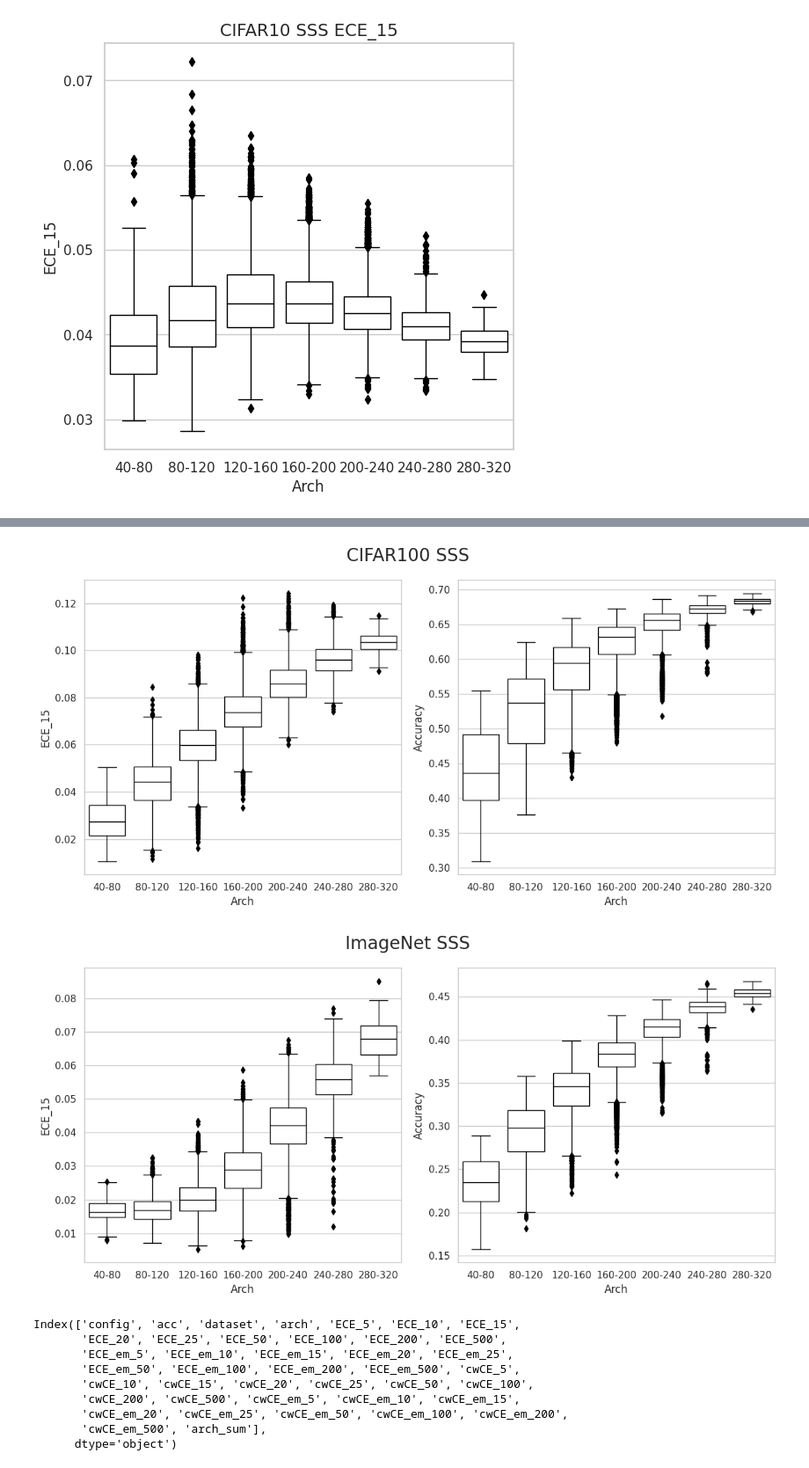
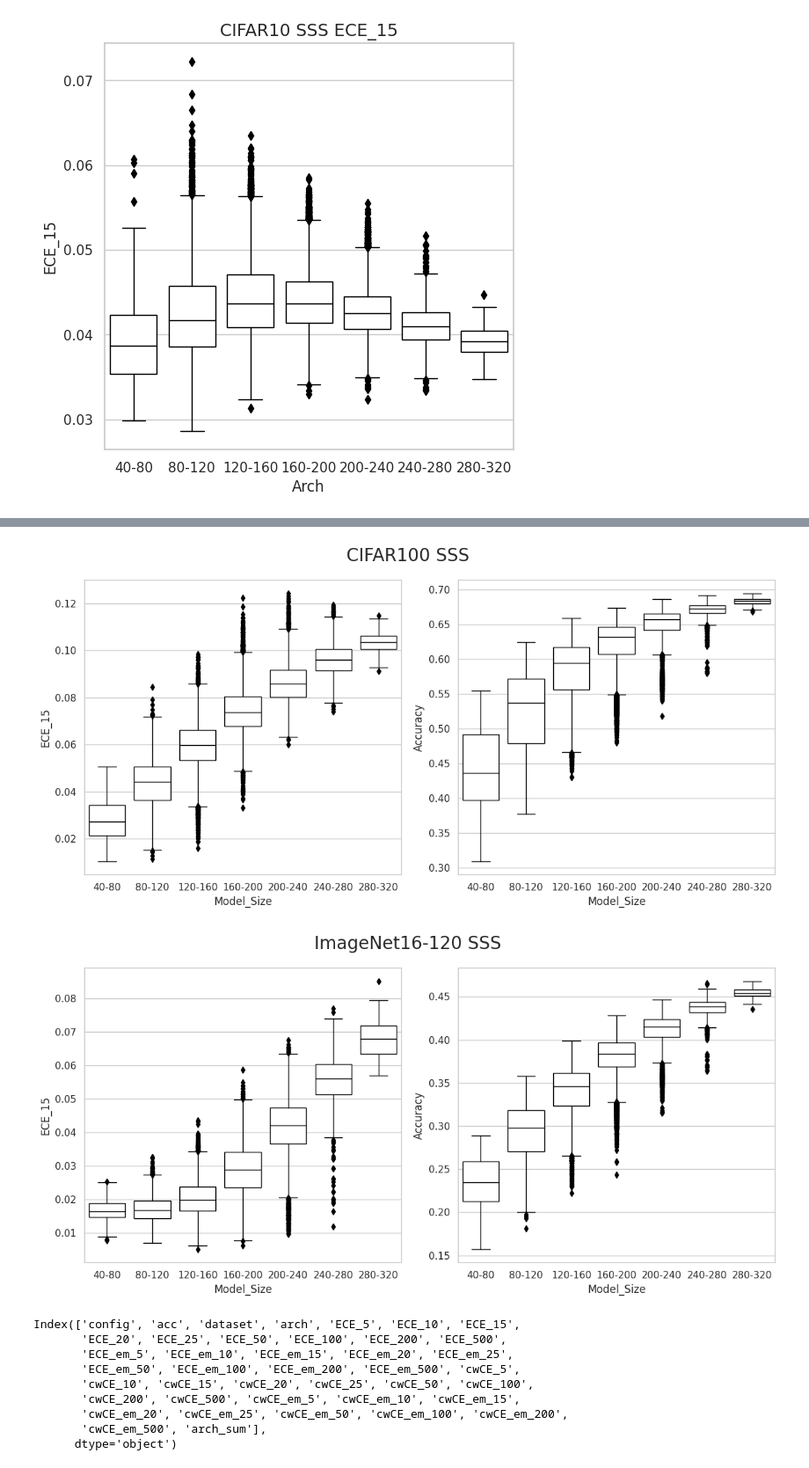
Before and after one commit to johnnyzyn/project_calibration, a Jupyter notebook: graphing.ipynb, the cells around one changed output, grey strips where cells are left out. Shown at 88% size. Drawn from its saved outputs; the diff is of its cells as text; code cells hidden in the pictures.

```diff
--- a/graphing.ipynb
+++ b/graphing.ipynb
@@ -69,0 +39,10 @@ df_new.to_csv('final_results/ece.csv',index = False)
+# %%
+# Assuming other_df is the other DataFrame
+df_pivot['archi_num'] = df_pivot['archi_num'].astype(str)
+df['config'] = df['config'].astype(str)
+
+merged_df = pd.merge(df_pivot, df[['config', 'acc', 'ECE_15']],
+                     left_on='archi_num', right_on='config', how='left')
+
+# Rename columns
+merged_df.rename(columns={'acc': 'ece_acc', 'ECE_15': 'ece_15'}, inplace=True)
@@ -100,7 +100,7 @@ for index, row in df.iterrows():
 
 plot_df = ece_df
 # %%
-df_post = pd.read_csv('/home/younan/project_calibration/project_calibration/final_results/cifar10_post.csv')
+df_post = pd.read_csv('/home/younan/project_calibration/project_calibration/final_results/imagenet_post.csv')
 
 import pandas as pd
 
@@ -194,0 +163,8 @@ plt.show()
+# %%
+import pandas as pd
+import seaborn as sns
+import matplotlib.pyplot as plt
+
+df_cifar10 = pd.read_csv('public_results/cifar10_results.csv')
+df_cifar100 = pd.read_csv('public_results/cifar100_results.csv')
+df_imagenet = pd.read_csv('public_results/imagenet_results.csv')
@@ -929,7 +1134,7 @@ sns.boxplot(x='arch_bins', y='ECE_15', data=plotpost_df, ax=axs[0],
 
 # Set the title and axis labels for the first plot
 
-axs[0].set_xlabel("Arch", fontsize=12)
+axs[0].set_xlabel("Model_Size", fontsize=12)
 axs[0].set_ylabel("ECE_15", fontsize=12)
 
 # Create the second boxplot (arch_bins vs Accuracy)
@@ -942,17 +1147,19 @@ sns.boxplot(x='arch_bins', y='Accuracy', data=plotpost_df, ax=axs[1],
 
 # Set the title and axis labels for the second plot
 
-axs[1].set_xlabel("Arch", fontsize=12)
+axs[1].set_xlabel("Model_Size", fontsize=12)
 axs[1].set_ylabel("Accuracy", fontsize=12)
 
 # Adjust the space between the plots
 fig.suptitle('CIFAR100 SSS', fontsize=20)
+
+plt.savefig("fig/cifar100_sss.pdf", dpi=300, format='pdf', bbox_inches='tight')
 plt.tight_layout()
 
 # Show the plots
 plt.show()
 # %% [output]
-[figure, old version]
+[figure, new version]
 # %%
 import pandas as pd
 df = pd.read_csv('final_results/sss/imagenet_sss.csv')
@@ -1041,37 +1248,38 @@ fig, axs = plt.subplots(1, 2, figsize=(12, 6))
 
 # Create the first boxplot (arch_bins vs ECE_15)
 sns.boxplot(x='arch_bins', y='ECE_15', data=plotpost_df, ax=axs[0],
             boxprops=dict(facecolor='white', edgecolor='black', linewidth=1),
             capprops=dict(color='black', linewidth=1),
             whiskerprops=dict(color='black', linewidth=1),
             medianprops=dict(color='black', linewidth=1),
             flierprops=dict(markeredgecolor='black', markerfacecolor='black', markersize=5))
 
 # Set the title and axis labels for the first plot
 
-axs[0].set_xlabel("Arch", fontsize=12)
+axs[0].set_xlabel("Model_Size", fontsize=12)
 axs[0].set_ylabel("ECE_15", fontsize=12)
 
 # Create the second boxplot (arch_bins vs Accuracy)
 sns.boxplot(x='arch_bins', y='Accuracy', data=plotpost_df, ax=axs[1],
             boxprops=dict(facecolor='white', edgecolor='black', linewidth=1),
             capprops=dict(color='black', linewidth=1),
             whiskerprops=dict(color='black', linewidth=1),
             medianprops=dict(color='black', linewidth=1),
             flierprops=dict(markeredgecolor='black', markerfacecolor='black', markersize=5))
 
 # Set the title and axis labels for the second plot
 
-axs[1].set_xlabel("Arch", fontsize=12)
+axs[1].set_xlabel("Model_Size", fontsize=12)
 axs[1].set_ylabel("Accuracy", fontsize=12)
-fig.suptitle('ImageNet SSS', fontsize=20)
+fig.suptitle('ImageNet16-120 SSS', fontsize=20)
 # Adjust the space between the plots
 plt.tight_layout()
 
+plt.savefig("fig/imagenet_sss.pdf", dpi=300, format='pdf', bbox_inches='tight')
 # Show the plots
 plt.show()
 # %% [output]
-[figure, old version]
+[figure, new version]
 # %%
 import pandas as pd
 df = pd.read_csv('public_results/imagenet_sss.csv')
```
Also changed, not shown: parts of 21 cells of this notebook, 7 other files.
